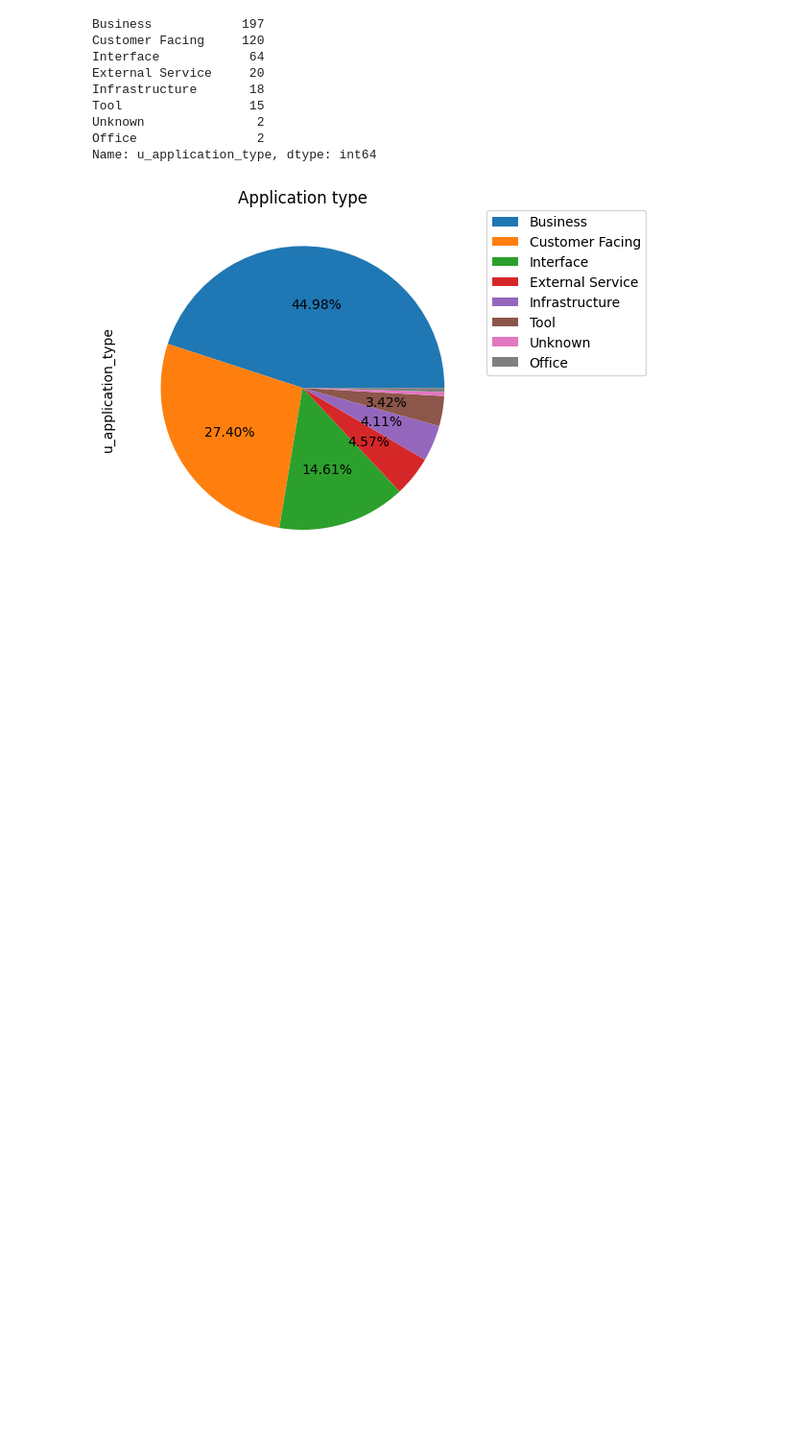
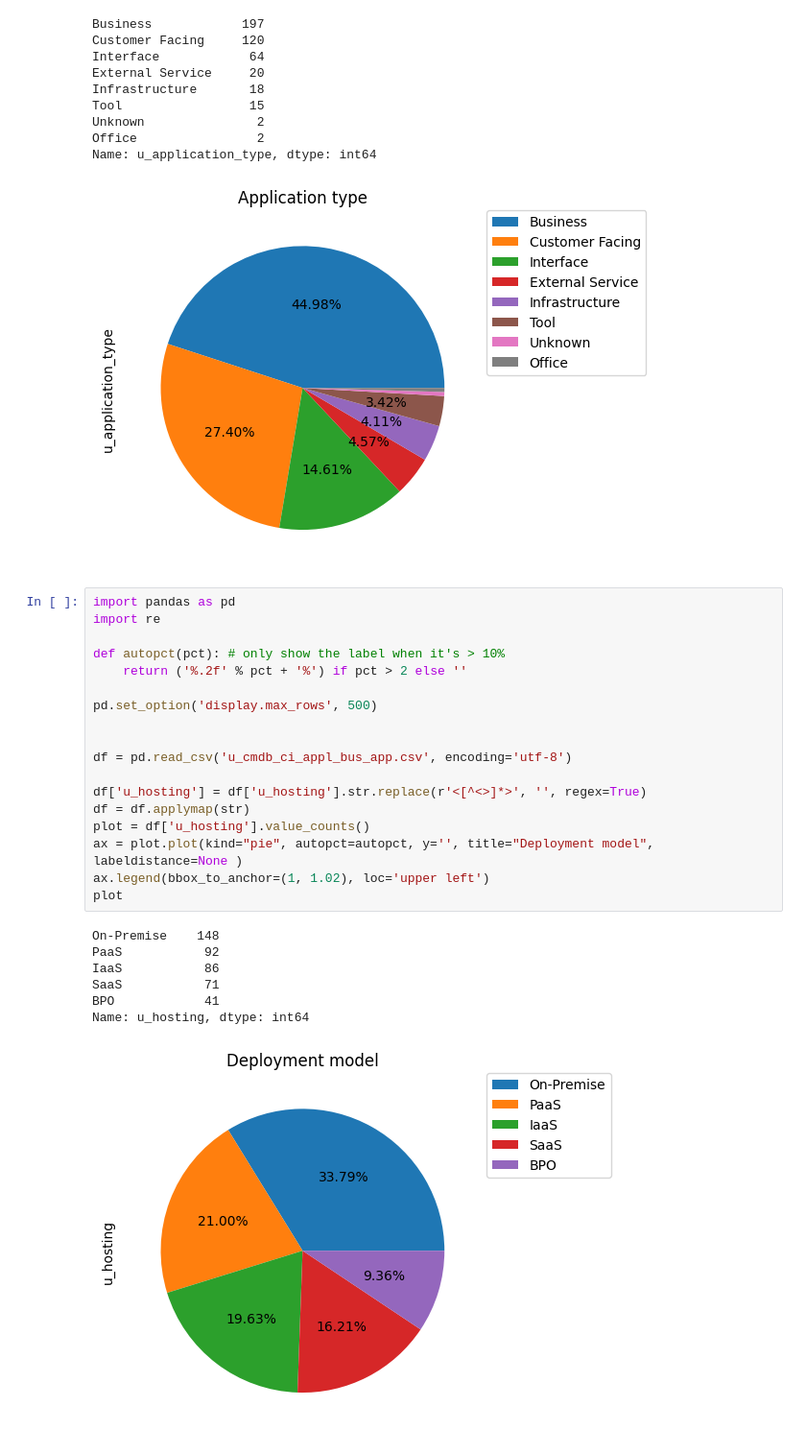
Before and after one commit to robertneijmeijer/kafka, a Jupyter notebook: data/data.ipynb, the cells around one changed output. Shown at 96% size. Saved outputs shown, nothing was run; the diff lists cells and outputs as text; blank space fills up the shorter version.

```diff
--- a/data/data.ipynb
+++ b/data/data.ipynb
@@ -212,3 +212,29 @@ Unknown               2
 Office                2
 Name: u_application_type, dtype: int64
 [figure]
+# %%
+import pandas as pd
+import re
+
+def autopct(pct): # only show the label when it's > 10%
+    return ('%.2f' % pct + '%') if pct > 2 else ''
+
+pd.set_option('display.max_rows', 500)
+
+
+df = pd.read_csv('u_cmdb_ci_appl_bus_app.csv', encoding='utf-8')
+
+df['u_hosting'] = df['u_hosting'].str.replace(r'<[^<>]*>', '', regex=True)
+df = df.applymap(str)
+plot = df['u_hosting'].value_counts()
+ax = plot.plot(kind="pie", autopct=autopct, y='', title="Deployment model", labeldistance=None )
+ax.legend(bbox_to_anchor=(1, 1.02), loc='upper left')
+plot
+# %% [output]
+On-Premise    148
+PaaS           92
+IaaS           86
+SaaS           71
+BPO            41
+Name: u_hosting, dtype: int64
+[figure, added]
```
Also changed, not shown: 3 other files.
